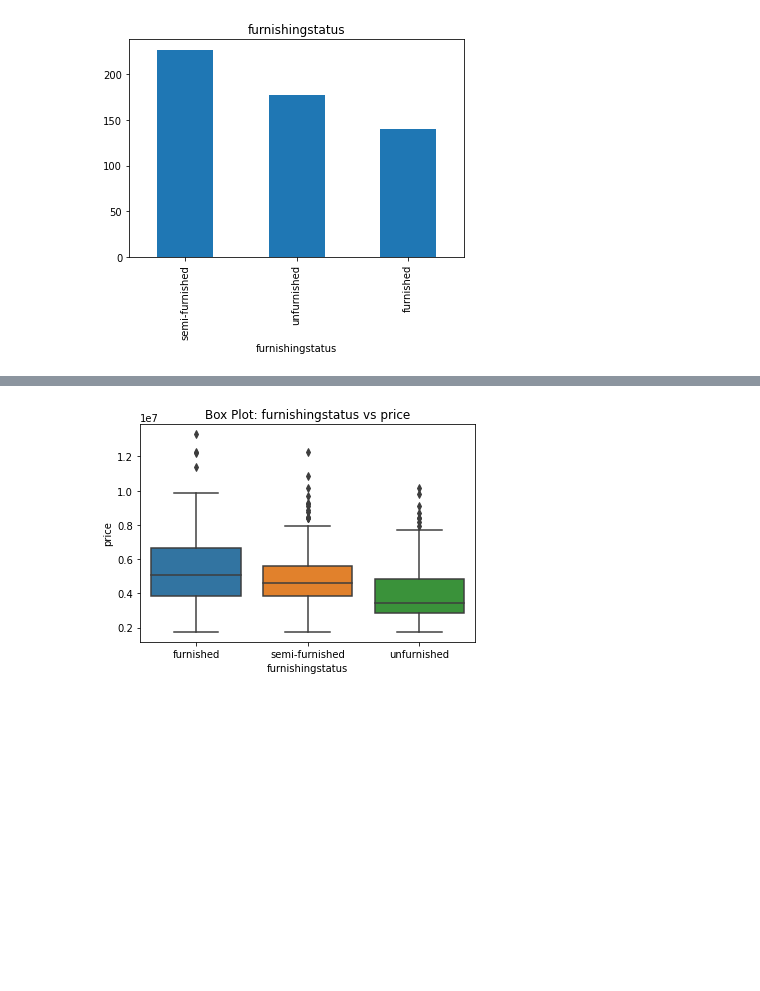
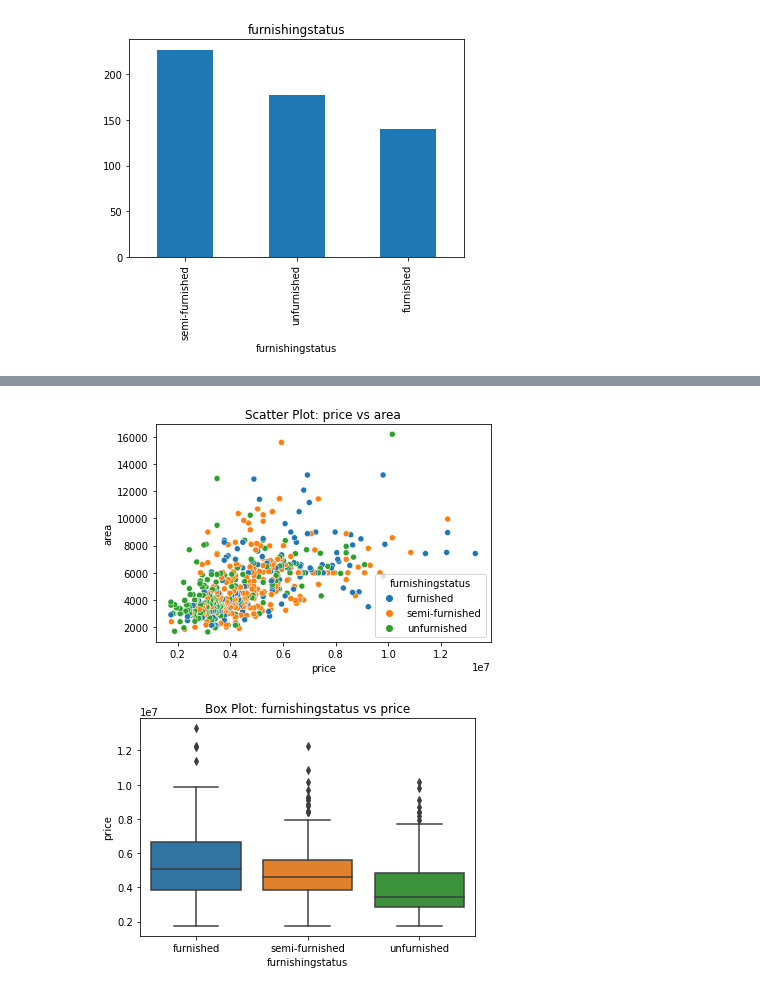
Before and after one commit to nikitazhuikov/Kaggle, a Jupyter notebook: Kaggle_housing.ipynb, the cells around one changed output, grey strips where cells are left out. Saved outputs shown, nothing was run; the diff lists cells and outputs as text; code cells hidden in the pictures; blank space fills up the shorter version.

```diff
--- a/Kaggle_housing.ipynb
+++ b/Kaggle_housing.ipynb
@@ -177,3 +178,10 @@ plt.show()
+# %%
+sns.scatterplot(x='price', y='area', hue= 'furnishingstatus', data=df)
+
+plt.title('Scatter Plot: price vs area')
+plt.show()
+# %% [output]
+[figure, added]
 # %%
 sns.boxplot(x='furnishingstatus', y='price', data=df)
 plt.title('Box Plot: furnishingstatus vs price')
```
Also changed, not shown: parts of 1 cell of this notebook.
